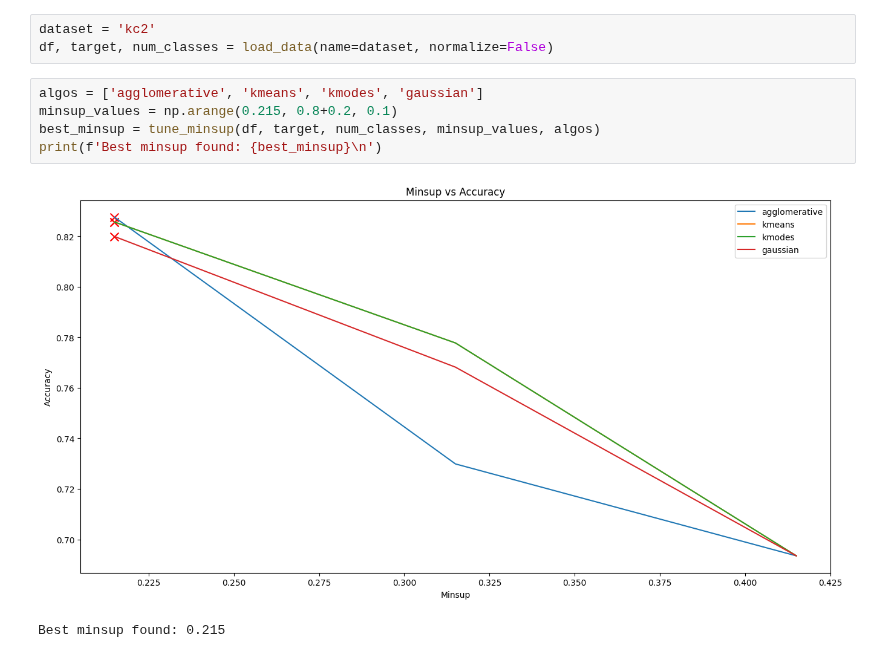
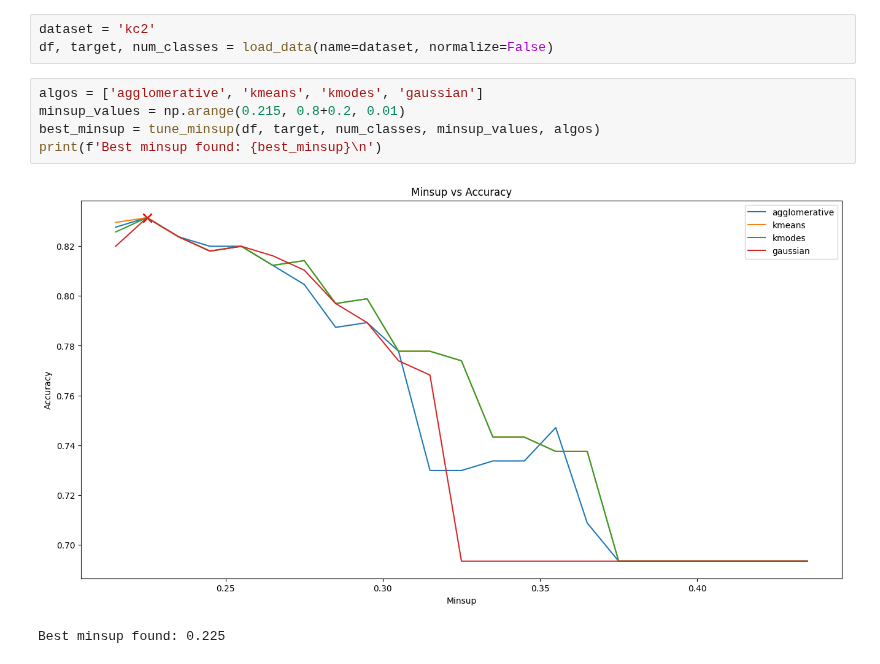
Before and after one commit to siddhantpathakk/FrequentMining, a Jupyter notebook: task4.ipynb, the cells around one changed output. Drawn from its saved outputs; the diff is of its cells as text.

```diff
--- a/task4.ipynb
+++ b/task4.ipynb
@@ -74,12 +74,12 @@ dataset = 'kc2'
 df, target, num_classes = load_data(name=dataset, normalize=False)
 # %%
 algos = ['agglomerative', 'kmeans', 'kmodes', 'gaussian']
-minsup_values = np.arange(0.215, 0.8+0.2, 0.1)
+minsup_values = np.arange(0.215, 0.8+0.2, 0.01)
 best_minsup = tune_minsup(df, target, num_classes, minsup_values, algos)
 print(f'Best minsup found: {best_minsup}\n')
 # %% [output]
-[figure, old version]
+[figure, new version]
-Best minsup found: 0.215
+Best minsup found: 0.225
 # %%
 fi = get_frequent_itemsets(df, minsup=best_minsup)
 df_new = make_cluster_df(df, fi)
```
Also changed, not shown: parts of 3 cells of this notebook.
